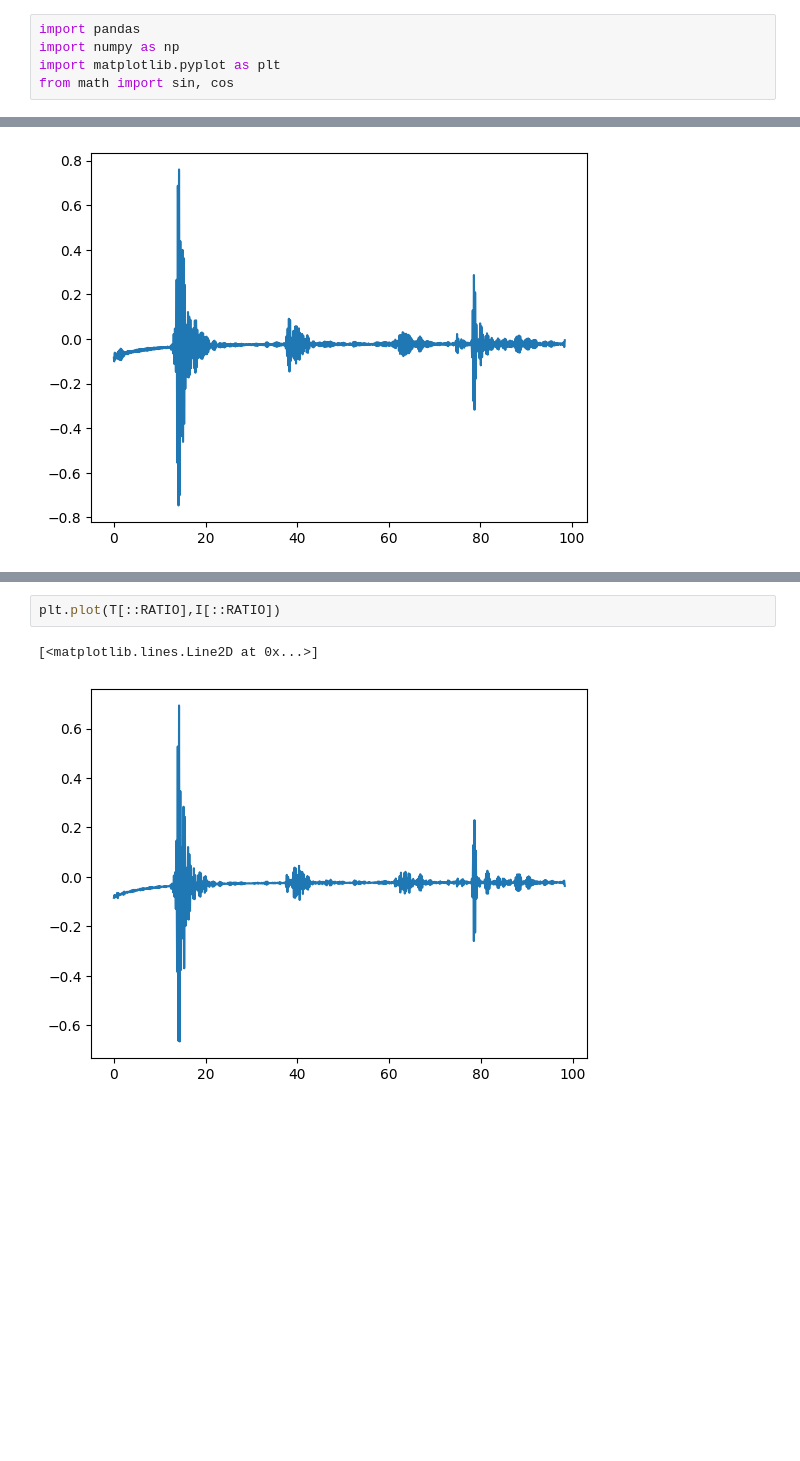
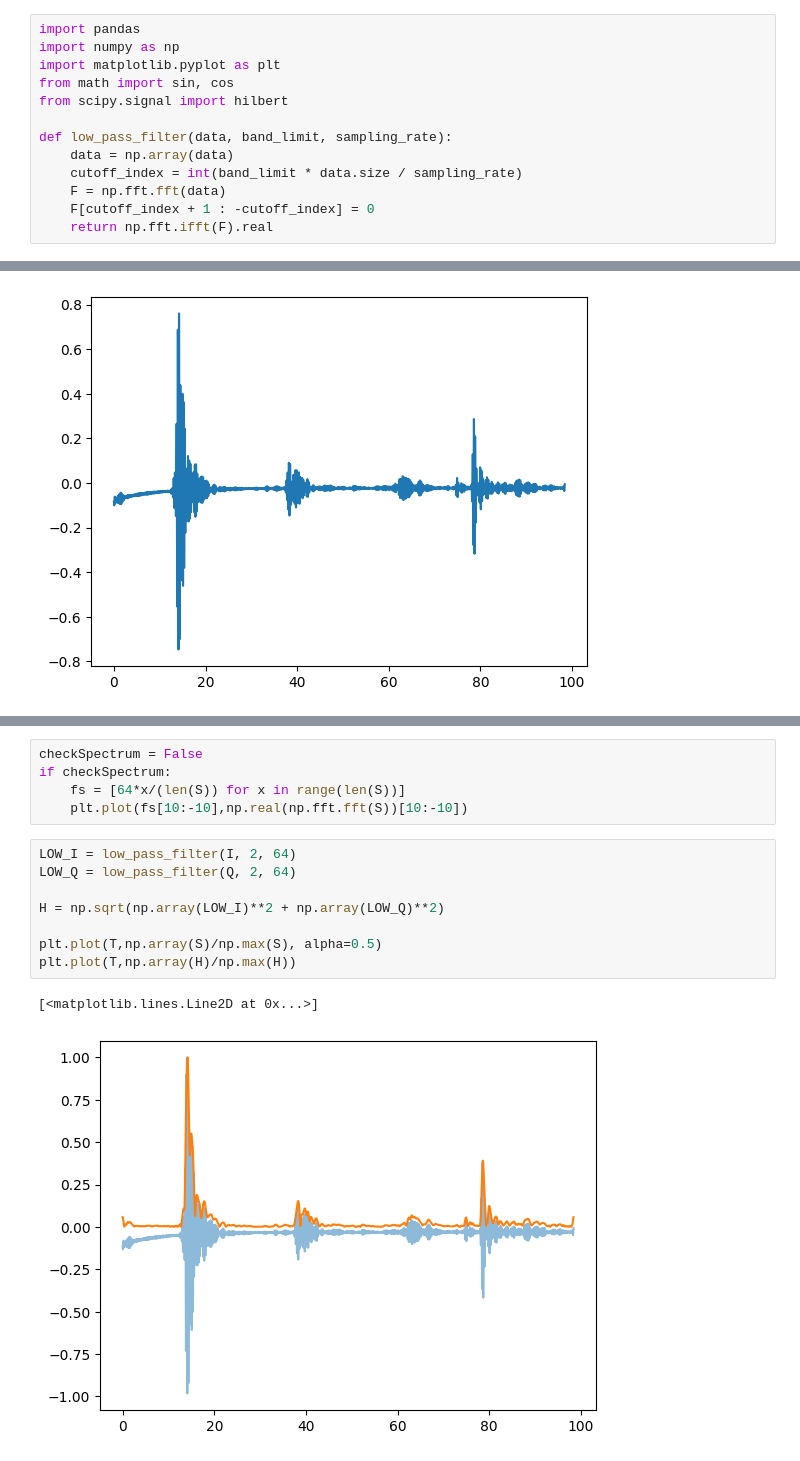
Before and after one commit to kelu124/un0rick, a Jupyter notebook: IQ/0.sample.ipynb, the cells around one changed output, grey strips where cells are left out. Saved outputs shown, nothing was run; the diff lists cells and outputs as text; blank space fills up the shorter version.

```diff
--- a/IQ/0.sample.ipynb
+++ b/IQ/0.sample.ipynb
@@ -3,6 +3,14 @@ import pandas
 import numpy as np
 import matplotlib.pyplot as plt
 from math import sin, cos
+from scipy.signal import hilbert
+
+def low_pass_filter(data, band_limit, sampling_rate):
+    data = np.array(data)
+    cutoff_index = int(band_limit * data.size / sampling_rate)
+    F = np.fft.fft(data)
+    F[cutoff_index + 1 : -cutoff_index] = 0
+    return np.fft.ifft(F).real
 # %%
 p = "../usb/20210117173109.npz"
 f = np.load(p)
@@ -48,5 +50,16 @@ plt.plot(T,Q,color='green',alpha=0.3)
-# %%
-plt.plot(T[::RATIO],I[::RATIO])
-# %% [output]
-[<matplotlib.lines.Line2D at 0x...>]
-[figure, removed]
+# %%
+checkSpectrum = False
+if checkSpectrum:
+    fs = [64*x/(len(S)) for x in range(len(S))]
+    plt.plot(fs[10:-10],np.real(np.fft.fft(S))[10:-10])
+# %%
+LOW_I = low_pass_filter(I, 2, 64)
+LOW_Q = low_pass_filter(Q, 2, 64)
+
+H = np.sqrt(np.array(LOW_I)**2 + np.array(LOW_Q)**2)
+
+plt.plot(T,np.array(S)/np.max(S), alpha=0.5)
+plt.plot(T,np.array(H)/np.max(H))
+# %% [output]
+[<matplotlib.lines.Line2D at 0x...>]
+[figure, added]
```
Also changed, not shown: parts of 5 cells of this notebook.
